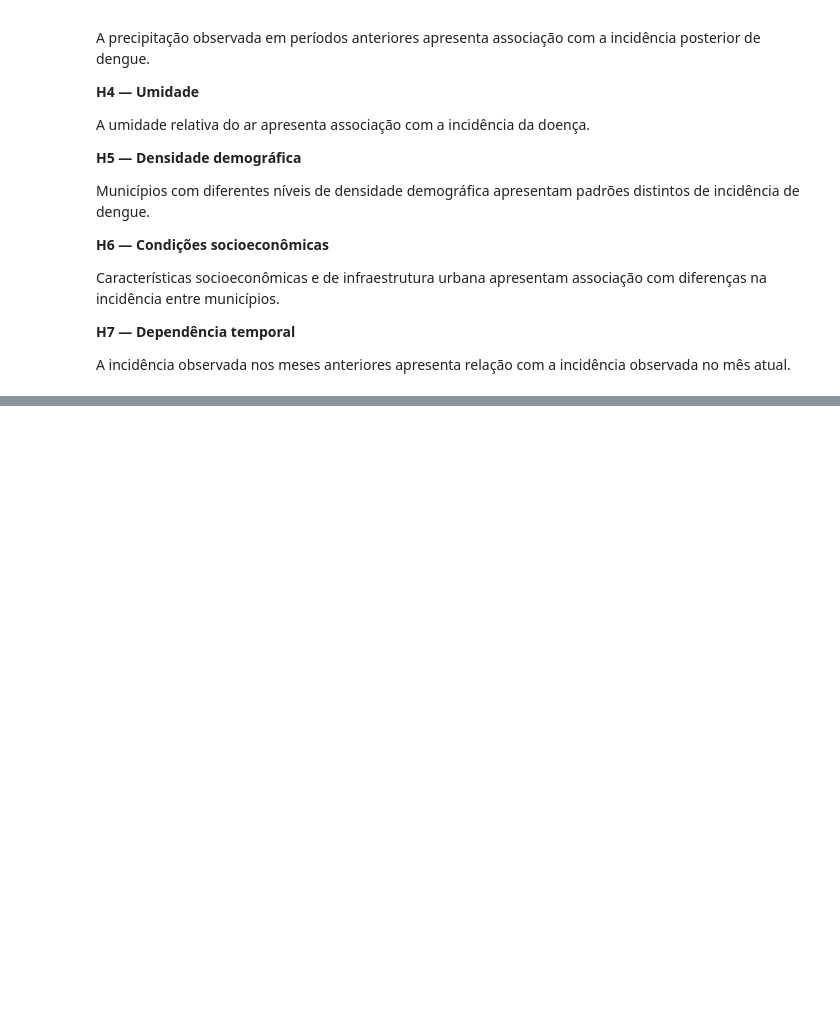
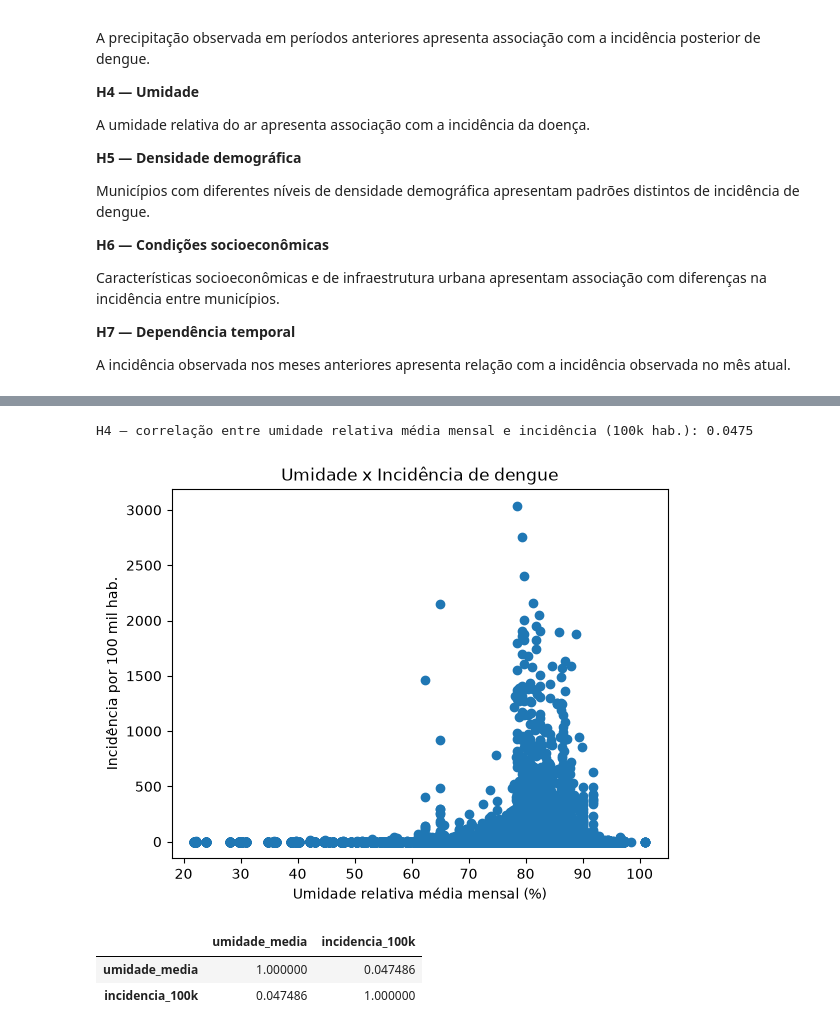
Before and after one commit to EmersonComar/planejamento_gestao_projetos, a Jupyter notebook: notebooks/notebook_eda_dengue.ipynb, the cells around one changed output, grey strips where cells are left out. Cells and saved outputs as stored; diff of their text form; code cells hidden in the pictures; blank space fills up the shorter version.

```diff
--- a/notebooks/notebook_eda_dengue.ipynb
+++ b/notebooks/notebook_eda_dengue.ipynb
@@ -267,0 +953,17 @@ print(
+# %%
+corr_umid = df_analitica[["umidade_media", "incidencia_100k"]].corr().iloc[0, 1]
+print(f"H4 — correlação entre umidade relativa média mensal e incidência (100k hab.): {corr_umid:.4f}")
+
+plt.scatter(df_analitica["umidade_media"], df_analitica["incidencia_100k"])
+plt.xlabel("Umidade relativa média mensal (%)")
+plt.ylabel("Incidência por 100 mil hab.")
+plt.title("Umidade x Incidência de dengue")
+plt.show()
+
+df_analitica[["umidade_media", "incidencia_100k"]].corr()
+# %% [output]
+H4 — correlação entre umidade relativa média mensal e incidência (100k hab.): 0.0475
+[figure, added]
+|  | umidade_media | incidencia_100k |
+| umidade_media | 1.000000 | 0.047486 |
+| incidencia_100k | 0.047486 | 1.000000 |
```
Also changed, not shown: parts of 46 cells of this notebook, 9 other files.
